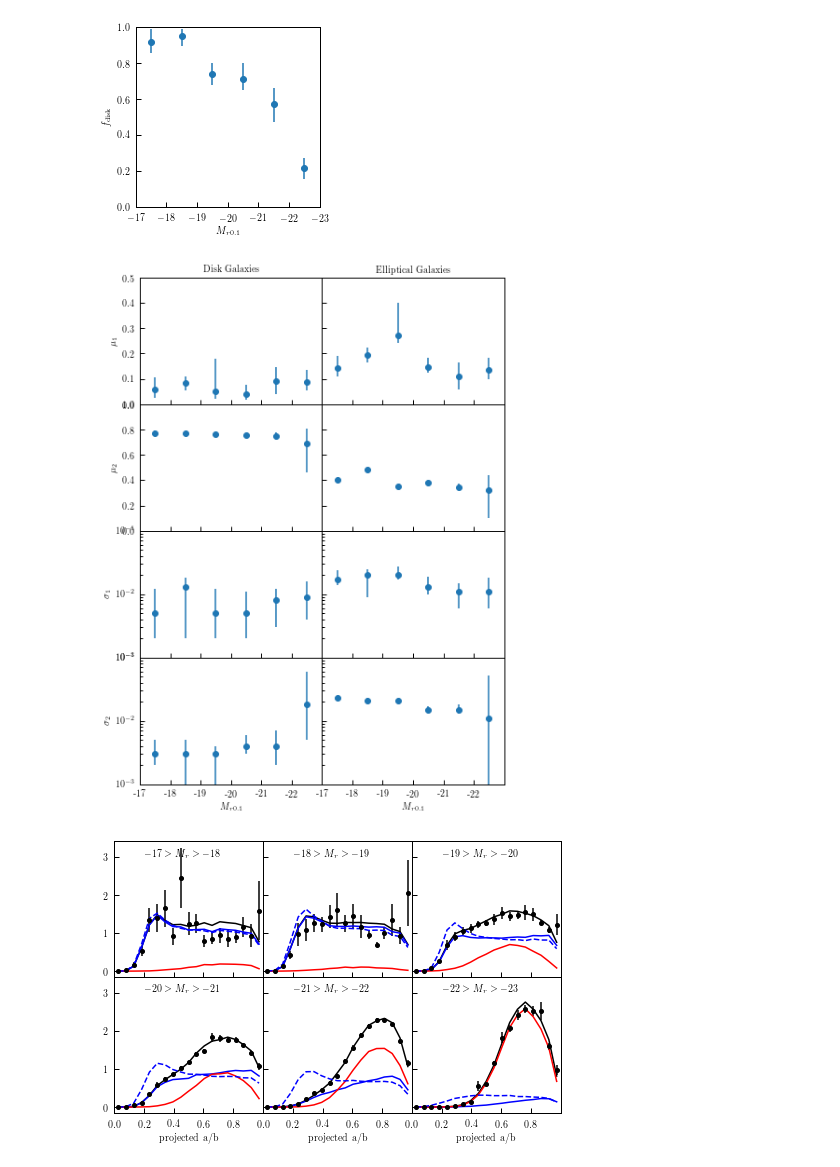
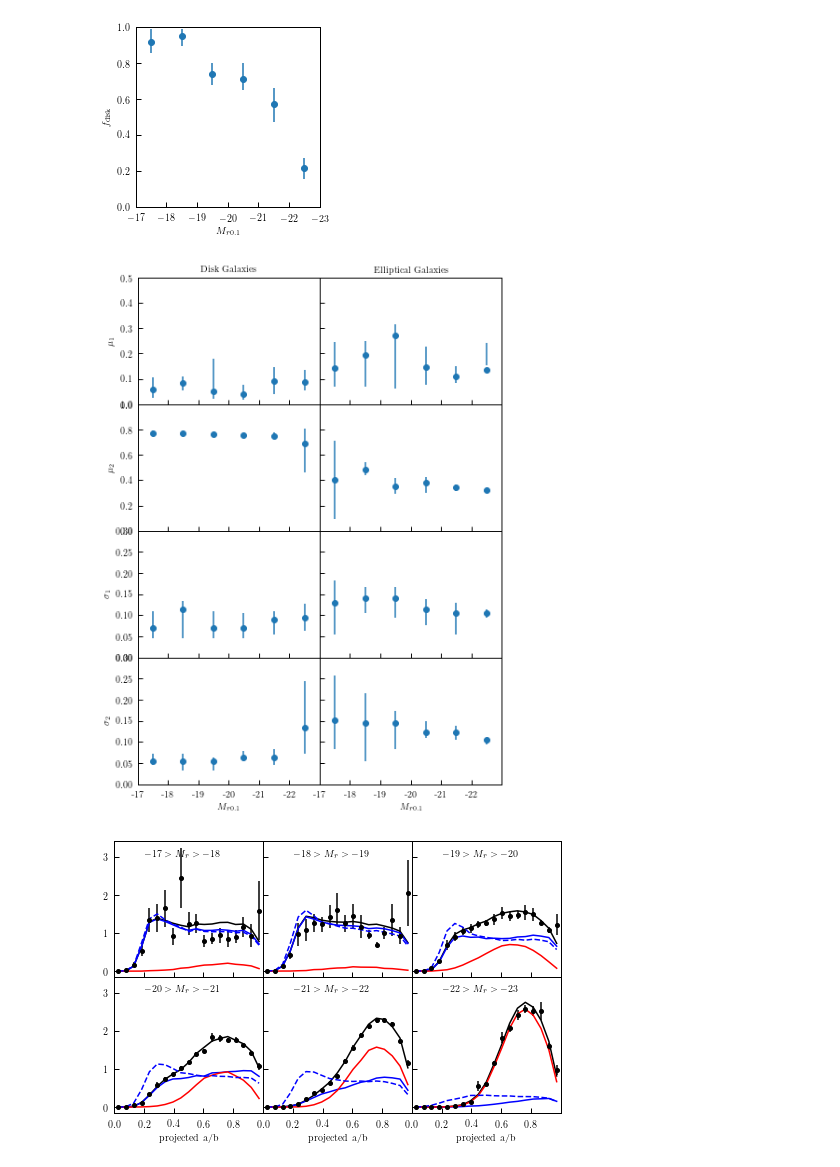
Before and after one commit to duncandc/galaxy_shapes, a Jupyter notebook: sdss_analysis/model_fitting/parameter_trends.ipynb, the cells around one changed output. Drawn from its saved outputs; the diff is of its cells as text; code cells hidden in the pictures.

```diff
--- a/sdss_analysis/model_fitting/parameter_trends.ipynb
+++ b/sdss_analysis/model_fitting/parameter_trends.ipynb
@@ -6,6 +6,23 @@ import matplotlib.pyplot as plt
 # %%
 from astropy.table import Table
 t = Table.read('./chains/' + 'posteriors.dat', format='ascii')
+# %%
+# accidentally defined sigma wrong
+t['col7'] = t['col7']**0.5
+t['col8'] = t['col8']**0.5
+t['col9'] = t['col9']**0.5
+
+t['col10'] = t['col10']**0.5
+t['col11'] = t['col11']**0.5
+t['col12'] = t['col12']**0.5
+
+t['col19'] = t['col19']**0.5
+t['col20'] = t['col20']**0.5
+t['col21'] = t['col21']**0.5
+
+t['col22'] = t['col22']**0.5
+t['col23'] = t['col23']**0.5
+t['col24'] = t['col24']**0.5
 # %%
 mag_bins = np.array([-17,-18,-19,-20,-21,-22,-23])
 mag_lims = mag_bins[:-1]
@@ -28,65 +45,63 @@ plt.subplots_adjust(wspace=0, hspace=0)
 # column1
 ax = axes[0,0]
 ax.set_title('Disk Galaxies')
-ax.errorbar(bin_centers, t['col1'],  [t['col1']-t['col2'],t['col3']-t['col1']], fmt='o')
+ax.errorbar(bin_centers, t['col1'], [t['col1']-t['col2'], t['col3']-t['col1']], fmt='o')
 ax.set_ylim([0,0.5])
 ax.set_xlim([-17,-23])
 ax.set_ylabel(r'$\mu_1$')
 
 ax = axes[1,0]
-ax.errorbar(bin_centers, t['col4'],  [t['col4']-t['col5'],t['col6']-t['col4']], fmt='o')
+ax.errorbar(bin_centers, t['col4'], [t['col4']-t['col5'], t['col6']-t['col4']], fmt='o')
 ax.set_ylim([0,1])
 ax.set_xlim([-17,-23])
 ax.set_ylabel(r'$\mu_2$')
 
 ax = axes[2,0]
-ax.errorbar(bin_centers, t['col7'],  [t['col7']-t['col8'],t['col9']-t['col7']], fmt='o')
-ax.set_ylim([0.001,.1])
+ax.errorbar(bin_centers, t['col7'], [t['col7']-t['col8'], t['col9']-t['col7']], fmt='o')
+ax.set_ylim([0.0,.3])
 ax.set_xlim([-17,-23])
 ax.set_ylabel(r'$\sigma_1$')
-ax.set_yscale('log')
 
 ax = axes[3,0]
-ax.errorbar(bin_centers, t['col10'],  [t['col10']-t['col11'],t['col12']-t['col10']], fmt='o')
-ax.set_ylim([0.001,.1])
+ax.errorbar(bin_centers, t['col10'], [t['col10']-t['col11'], t['col12']-t['col10']], fmt='o')
+ax.set_ylim([0.0,.3])
 ax.set_xlim([-17,-23])
 ax.set_ylabel(r'$\sigma_2$')
-ax.set_yscale('log')
 ax.set_xlabel(r'$M_{r0.1}$')
 ax.set_xticklabels(['-17','-18','-19','-20','-21','-22',''][::-1])
 
 #column 2
 ax = axes[0,1]
 ax.set_title('Elliptical Galaxies')
-ax.errorbar(bin_centers, t['col13'],  [t['col1']-t['col2'],t['col3']-t['col1']], fmt='o')
+ax.errorbar(bin_centers, t['col13'], [t['col13']-t['col12'], t['col15']-t['col13']], fmt='o')
 ax.set_ylim([0,0.5])
 ax.set_xlim([-17,-23])
 ax.set_yticklabels([])
 
 ax = axes[1,1]
-ax.errorbar(bin_centers, t['col16'],  [t['col4']-t['col5'],t['col6']-t['col4']], fmt='o')
+ax.errorbar(bin_centers, t['col16'], [t['col16']-t['col17'], t['col18']-t['col16']], fmt='o')
 ax.set_ylim([0,1])
 ax.set_xlim([-17,-23])
 ax.set_yticklabels([])
 
 ax = axes[2,1]
-ax.errorbar(bin_centers, t['col19'],  [t['col7']-t['col8'],t['col9']-t['col7']], fmt='o')
-ax.set_ylim([0.001,.1])
+ax.errorbar(bin_centers, t['col19'], [t['col19']-t['col20'], t['col21']-t['col19']], fmt='o')
+ax.set_ylim([0.0,.3])
 ax.set_xlim([-17,-23])
-ax.set_yscale('log')
+#ax.set_yscale('log')
 ax.set_yticklabels([])
 
 ax = axes[3,1]
-ax.errorbar(bin_centers, t['col22'],  [t['col10']-t['col11'],t['col12']-t['col10']], fmt='o')
-ax.set_ylim([0.001,.1])
+ax.errorbar(bin_centers, t['col22'], [t['col22']-t['col23'],t['col24']-t['col22']], fmt='o')
+ax.set_ylim([0.0,.3])
 ax.set_xlim([-17,-23])
-ax.set_yscale('log')
+#ax.set_yscale('log')
 ax.set_yticklabels([])
 ax.set_xlabel(r'$M_{r0.1}$')
 
 plt.show()
 # %% [output]
-[figure, old version]
+[figure, new version]
 # %%
 from astropy.table import Table
 from make_mock import make_galaxy_sample
@@ -107,12 +122,12 @@ for i, sample in enumerate(samples):
 
     d = {'disk_shape_mu_1_centrals': t['col1'][i],
          'disk_shape_mu_2_centrals': t['col4'][i],
-         'disk_shape_var_1_centrals': t['col7'][i],
-         'disk_shape_var_2_centrals': t['col10'][i],
+         'disk_shape_sigma_1_centrals': t['col7'][i],
+         'disk_shape_sigma_2_centrals': t['col10'][i],
          'elliptical_shape_mu_1_centrals': t['col13'][i],
          'elliptical_shape_mu_2_centrals': t['col16'][i],
-         'elliptical_shape_var_1_centrals': t['col19'][i],
-         'elliptical_shape_var_2_centrals': t['col22'][i],
+         'elliptical_shape_sigma_1_centrals': t['col19'][i],
+         'elliptical_shape_sigma_2_centrals': t['col22'][i],
          'f_disk': t['col25'][i]}
     mock = make_galaxy_sample(mag_lim=mag_lim,**d)
 
@@ -163,4 +178,4 @@ plt.show()
 
 fig.savefig('/Users/duncan/Desktop/model_fits.pdf', dpi=250)
 # %% [output]
-[figure, old version]
+[figure, new version]
```
Also changed, not shown: 6 other files.
